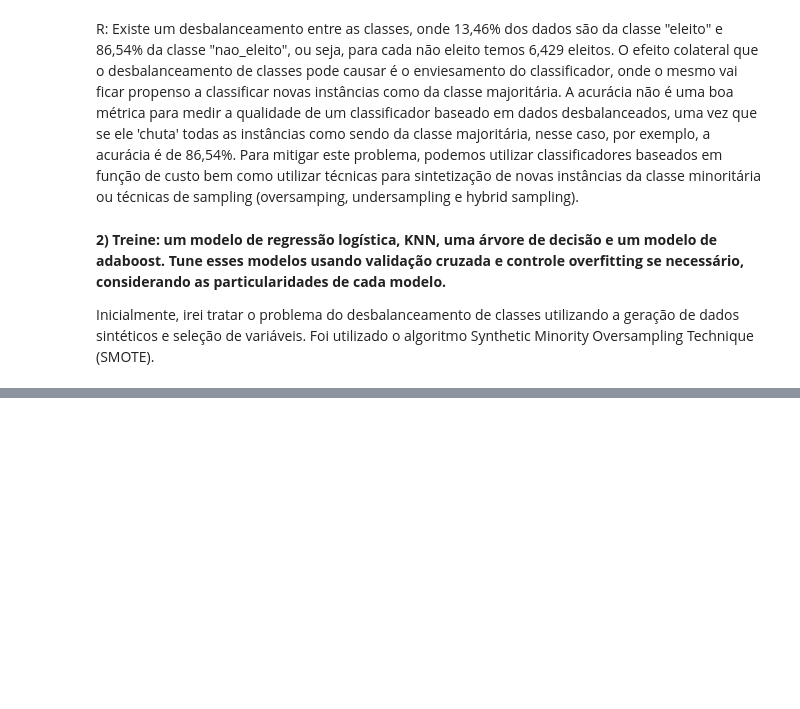
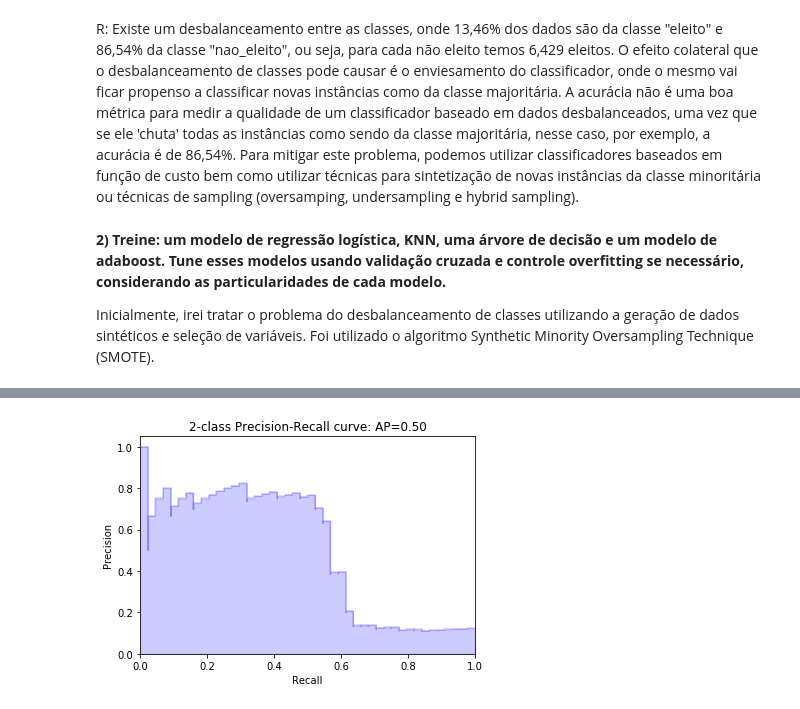
Before and after one commit to ffosilva/machine-learning-classes, a Jupyter notebook: atividade4/previsao_de_eleicao_de_deputados.ipynb, the cells around one changed output, grey strips where cells are left out. Cells and saved outputs as stored; diff of their text form; code cells hidden in the pictures; blank space fills up the shorter version.

```diff
--- a/atividade4/previsao_de_eleicao_de_deputados.ipynb
+++ b/atividade4/previsao_de_eleicao_de_deputados.ipynb
@@ -163,0 +201,4 @@ Recall = 0.937622
+# %%
+plot_auc(bal_y_val,logisticRegrCV.decision_function(bal_x_val), logisticRegrCV_apr_val)
+# %% [output]
+[figure, added]
```
Also changed, not shown: parts of 25 cells of this notebook.
